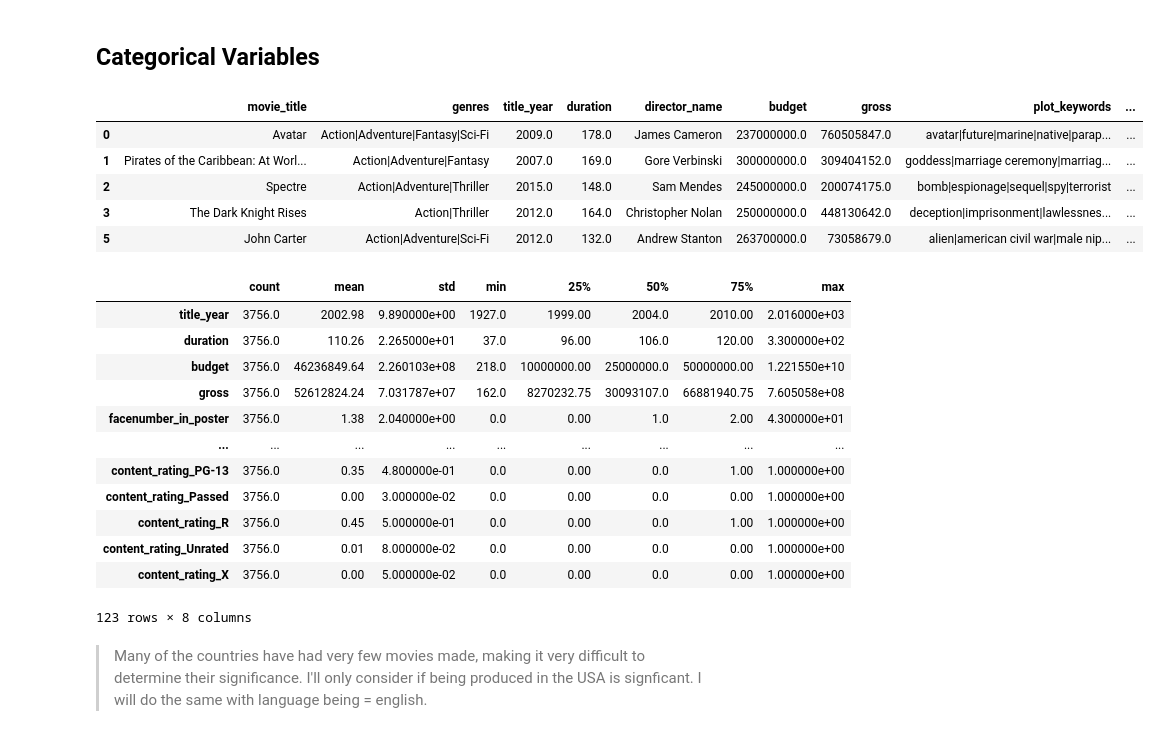
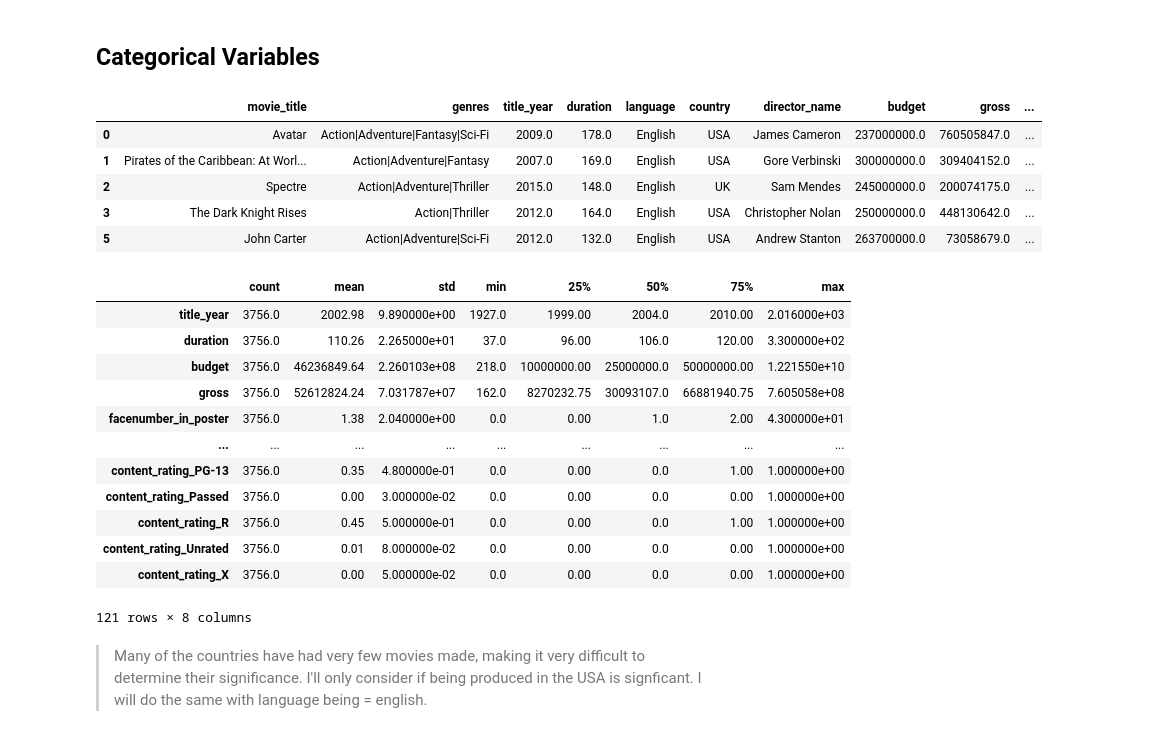
Before and after one commit to blharlan/665_Final, a Jupyter notebook: Harlan_B_Final_Project.ipynb, the cells around one changed output. Drawn from its saved outputs; the diff is of its cells as text; code cells hidden in the pictures.

```diff
--- a/Harlan_B_Final_Project.ipynb
+++ b/Harlan_B_Final_Project.ipynb
@@ -355,27 +352,28 @@ There are still 3756 remaining rows after removing nulls
 # %%
 # Creating Dummy Variables for all categorical variables
 dummies = []
 #list of categorical variables
 cols = ['color', 'aspect_ratio', 'language', 'country', 'content_rating']
 #create dummies and append them to dummies
 for col in cols:
     dummies.append(pd.get_dummies(df[col], drop_first=True, prefix=col))
 #concatenate all dummies
 df_dummies = pd.concat(dummies, axis = 1)
 #add dummies to dataframe
 df_categories = pd.concat((df,df_dummies), axis=1)
 #drop all categorical variables
-for col in cols:
+cols_del = ['color', 'aspect_ratio', 'content_rating']
+for col in cols_del:
     df_categories = df_categories.drop(col, axis=1)
 
 df_categories.head()
 # %% [output]
-|  | movie_title | genres | title_year | duration | director_name | budget | gross | plot_keywords | ... |
-| 0 | Avatar | Action|Adventure|Fantasy|Sci-Fi | 2009.0 | 178.0 | James Cameron | 237000000.0 | 760505847.0 | avatar|future|marine|native|parap... | ... |
-| 1 | Pirates of the Caribbean: At Worl... | Action|Adventure|Fantasy | 2007.0 | 169.0 | Gore Verbinski | 300000000.0 | 309404152.0 | goddess|marriage ceremony|marriag... | ... |
-| 2 | Spectre | Action|Adventure|Thriller | 2015.0 | 148.0 | Sam Mendes | 245000000.0 | 200074175.0 | bomb|espionage|sequel|spy|terrorist | ... |
-| 3 | The Dark Knight Rises | Action|Thriller | 2012.0 | 164.0 | Christopher Nolan | 250000000.0 | 448130642.0 | deception|imprisonment|lawlessnes... | ... |
-| 5 | John Carter | Action|Adventure|Sci-Fi | 2012.0 | 132.0 | Andrew Stanton | 263700000.0 | 73058679.0 | alien|american civil war|male nip... | ... |
+|  | movie_title | genres | title_year | duration | language | country | director_name | budget | gross | ... |
+| 0 | Avatar | Action|Adventure|Fantasy|Sci-Fi | 2009.0 | 178.0 | English | USA | James Cameron | 237000000.0 | 760505847.0 | ... |
+| 1 | Pirates of the Caribbean: At Worl... | Action|Adventure|Fantasy | 2007.0 | 169.0 | English | USA | Gore Verbinski | 300000000.0 | 309404152.0 | ... |
+| 2 | Spectre | Action|Adventure|Thriller | 2015.0 | 148.0 | English | UK | Sam Mendes | 245000000.0 | 200074175.0 | ... |
+| 3 | The Dark Knight Rises | Action|Thriller | 2012.0 | 164.0 | English | USA | Christopher Nolan | 250000000.0 | 448130642.0 | ... |
+| 5 | John Carter | Action|Adventure|Sci-Fi | 2012.0 | 132.0 | English | USA | Andrew Stanton | 263700000.0 | 73058679.0 | ... |
 # %%
 #This allows me to see some information about the categorical variables.
 #the with pd.option allows me to locally change the max
@@ -395,7 +393,7 @@ with pd.option_context("display.max_rows", 10):
 | content_rating_R | 3756.0 | 0.45 | 5.000000e-01 | 0.0 | 0.00 | 0.0 | 1.00 | 1.000000e+00 |
 | content_rating_Unrated | 3756.0 | 0.01 | 8.000000e-02 | 0.0 | 0.00 | 0.0 | 0.00 | 1.000000e+00 |
 | content_rating_X | 3756.0 | 0.00 | 5.000000e-02 | 0.0 | 0.00 | 0.0 | 0.00 | 1.000000e+00 |
-123 rows × 8 columns
+121 rows × 8 columns
 # %% [markdown]
 >Many of the countries have had very few movies made, making it very difficult to determine their significance. I'll only consider if being produced in the USA is signficant. I will do the same with language being = english.
 # %%
```
Also changed, not shown: parts of 36 cells of this notebook.
